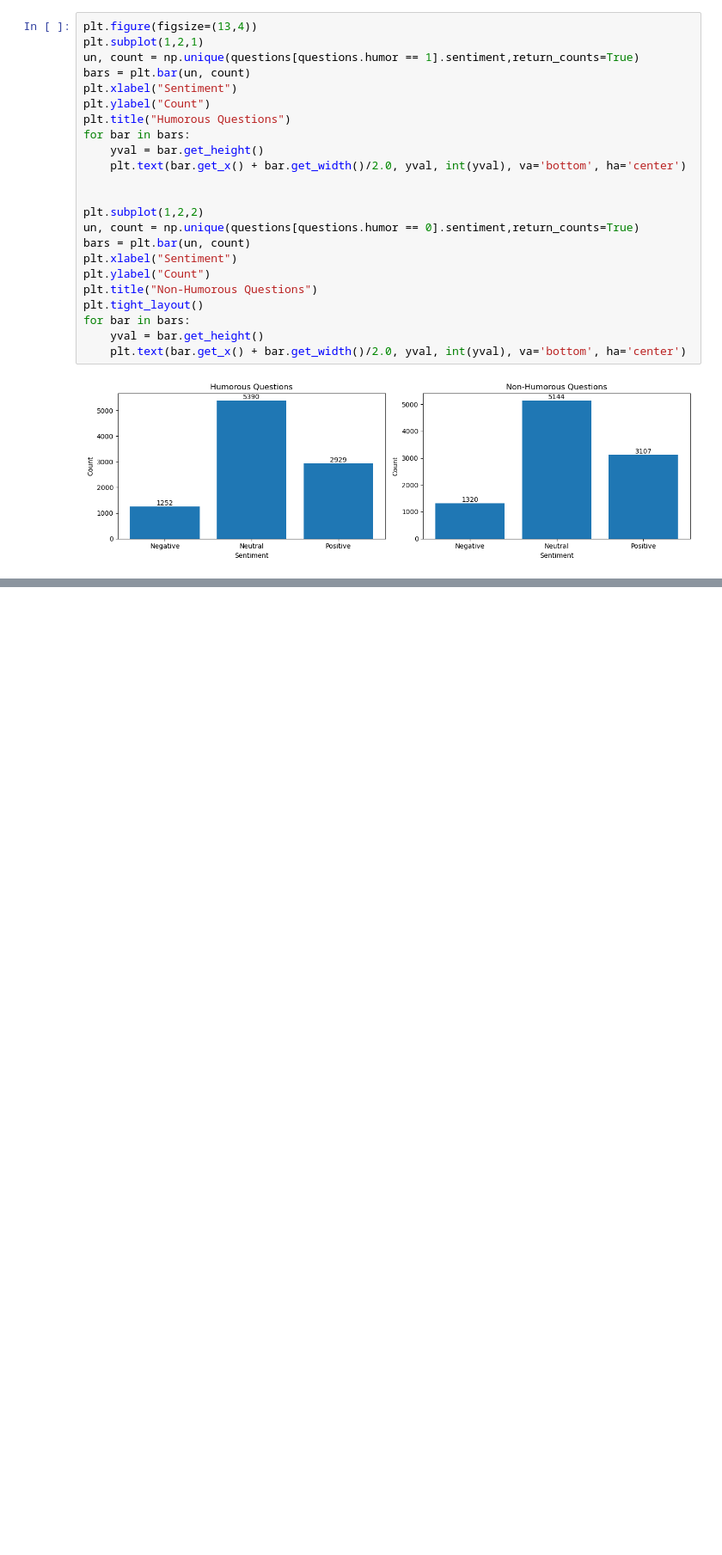
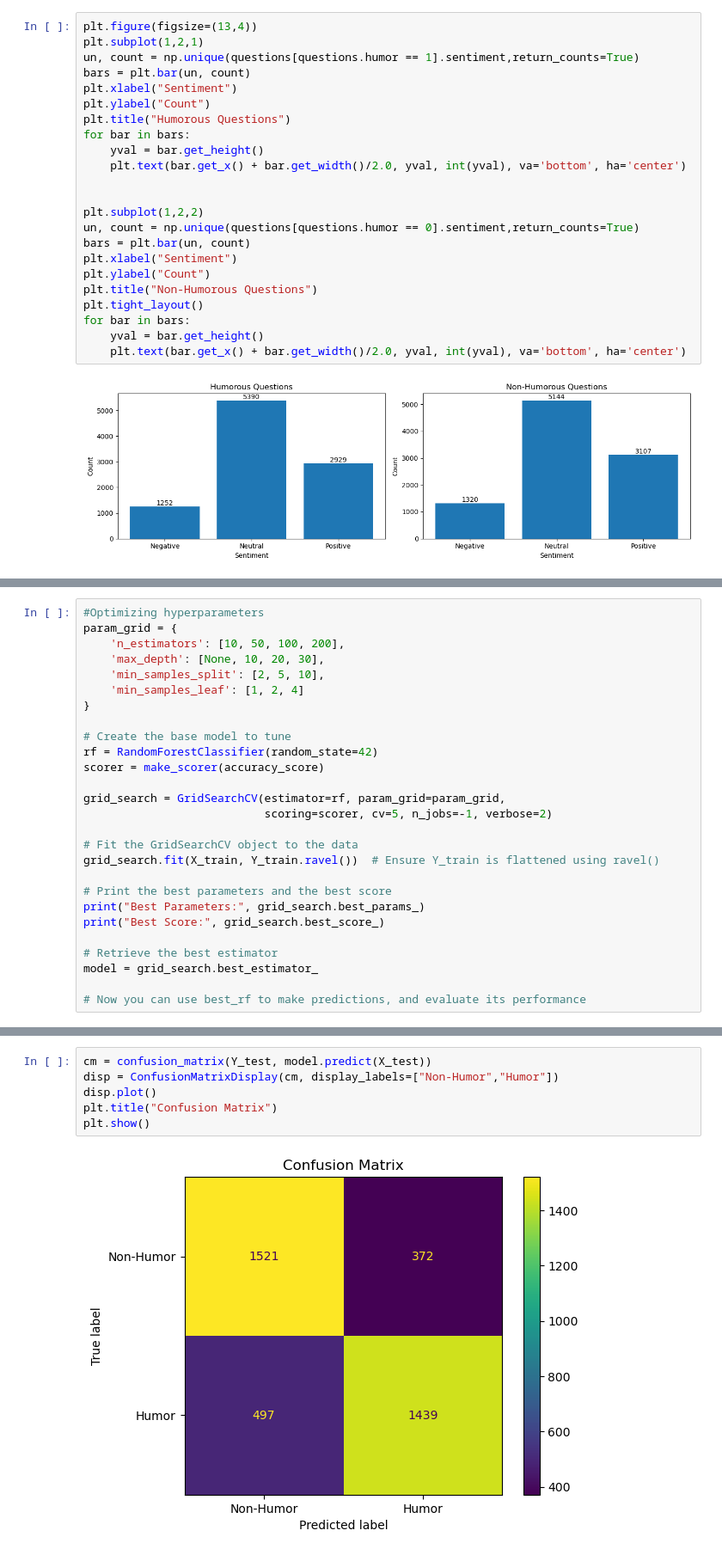
Before and after one commit to sherinegeorge21/HumorDetectionPQA, a Jupyter notebook: HumorRandomForest.ipynb, the cells around one changed output, grey strips where cells are left out. Shown at 86% size. Saved outputs shown, nothing was run; the diff lists cells and outputs as text; blank space fills up the shorter version.

Commit message:
Optimized hyperparameters using GridSearchCV

```diff
--- a/HumorRandomForest.ipynb
+++ b/HumorRandomForest.ipynb
@@ -371,0 +403,27 @@ plt.show()
+# %%
+#Optimizing hyperparameters
+param_grid = {
+    'n_estimators': [10, 50, 100, 200],
+    'max_depth': [None, 10, 20, 30],
+    'min_samples_split': [2, 5, 10],
+    'min_samples_leaf': [1, 2, 4]
+}
+
+# Create the base model to tune
+rf = RandomForestClassifier(random_state=42)
+scorer = make_scorer(accuracy_score)
+
+grid_search = GridSearchCV(estimator=rf, param_grid=param_grid,
+                           scoring=scorer, cv=5, n_jobs=-1, verbose=2)
+
+# Fit the GridSearchCV object to the data
+grid_search.fit(X_train, Y_train.ravel())  # Ensure Y_train is flattened using ravel()
+
+# Print the best parameters and the best score
+print("Best Parameters:", grid_search.best_params_)
+print("Best Score:", grid_search.best_score_)
+
+# Retrieve the best estimator
+model = grid_search.best_estimator_
+
+# Now you can use best_rf to make predictions, and evaluate its performance
@@ -371,0 +444,8 @@ plt.show()
+# %%
+cm = confusion_matrix(Y_test, model.predict(X_test))
+disp = ConfusionMatrixDisplay(cm, display_labels=["Non-Humor","Humor"])
+disp.plot()
+plt.title("Confusion Matrix")
+plt.show()
+# %% [output]
+[figure, added]
```
Also changed, not shown: parts of 15 cells of this notebook.
